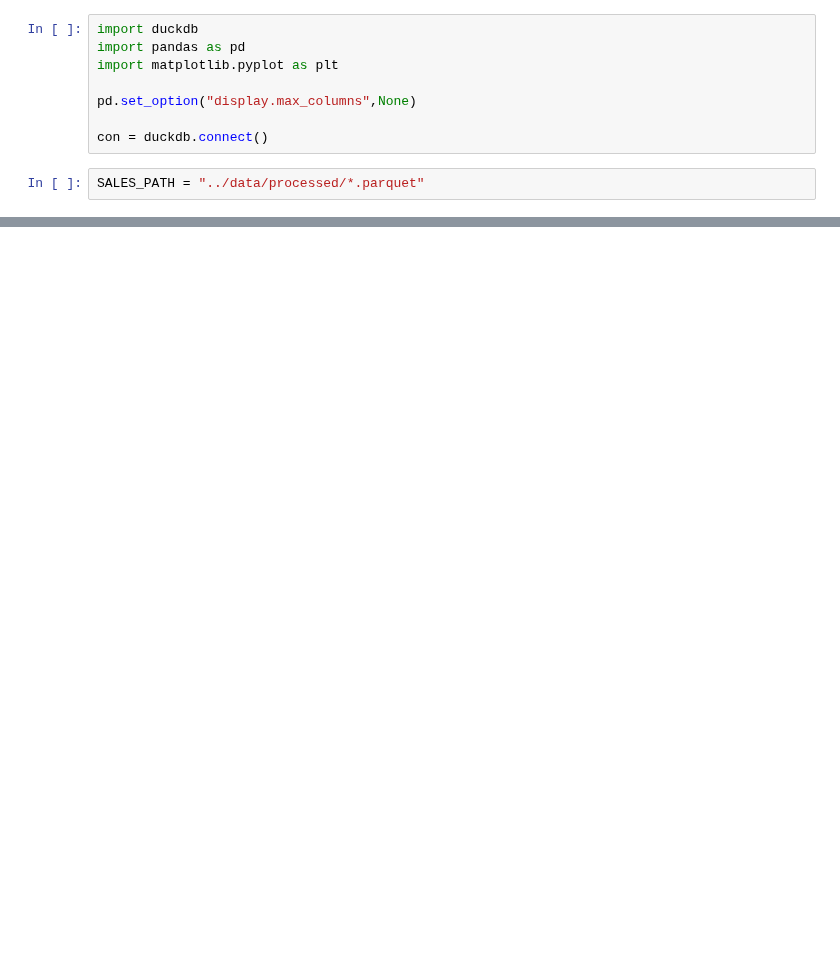
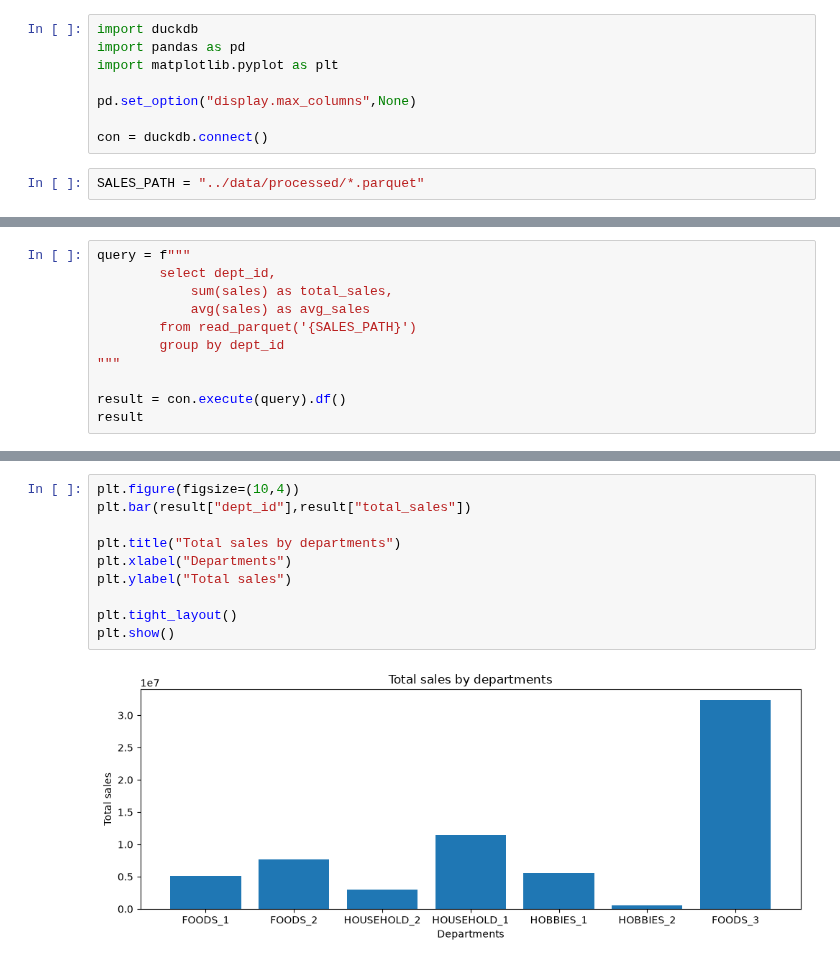
Before and after one commit to surekhag28/m5-demand-forecasting, a Jupyter notebook: notebooks/02_eda_sql.ipynb, the cells around one changed output, grey strips where cells are left out. Cells and saved outputs as stored; diff of their text form; blank space fills up the shorter version.

```diff
--- a/notebooks/02_eda_sql.ipynb
+++ b/notebooks/02_eda_sql.ipynb
@@ -66,0 +132,11 @@ result
+# %%
+query = f"""
+        select dept_id,
+            sum(sales) as total_sales,
+            avg(sales) as avg_sales
+        from read_parquet('{SALES_PATH}')
+        group by dept_id
+"""
+
+result = con.execute(query).df()
+result
@@ -66,0 +152,12 @@ result
+# %%
+plt.figure(figsize=(10,4))
+plt.bar(result["dept_id"],result["total_sales"])
+
+plt.title("Total sales by departments")
+plt.xlabel("Departments")
+plt.ylabel("Total sales")
+
+plt.tight_layout()
+plt.show()
+# %% [output]
+[figure, added]
```
Also changed, not shown: parts of 19 cells of this notebook, 1 other file.
